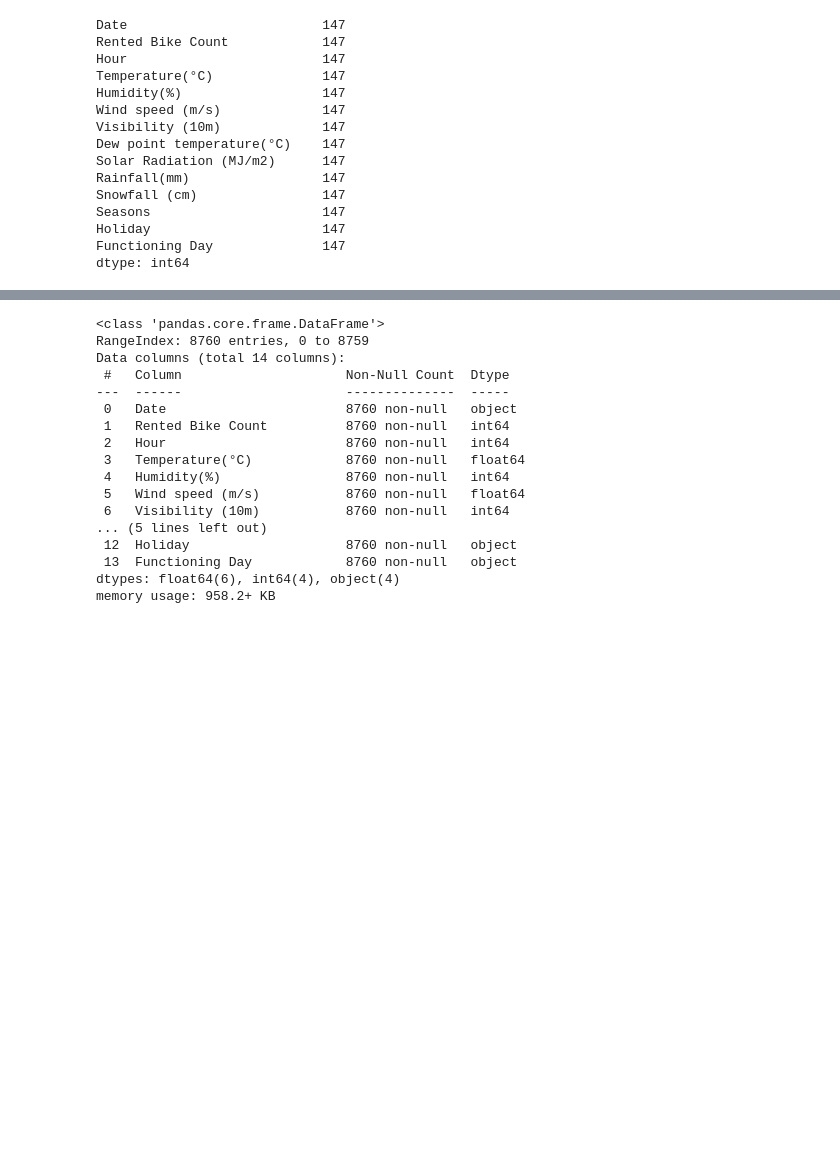
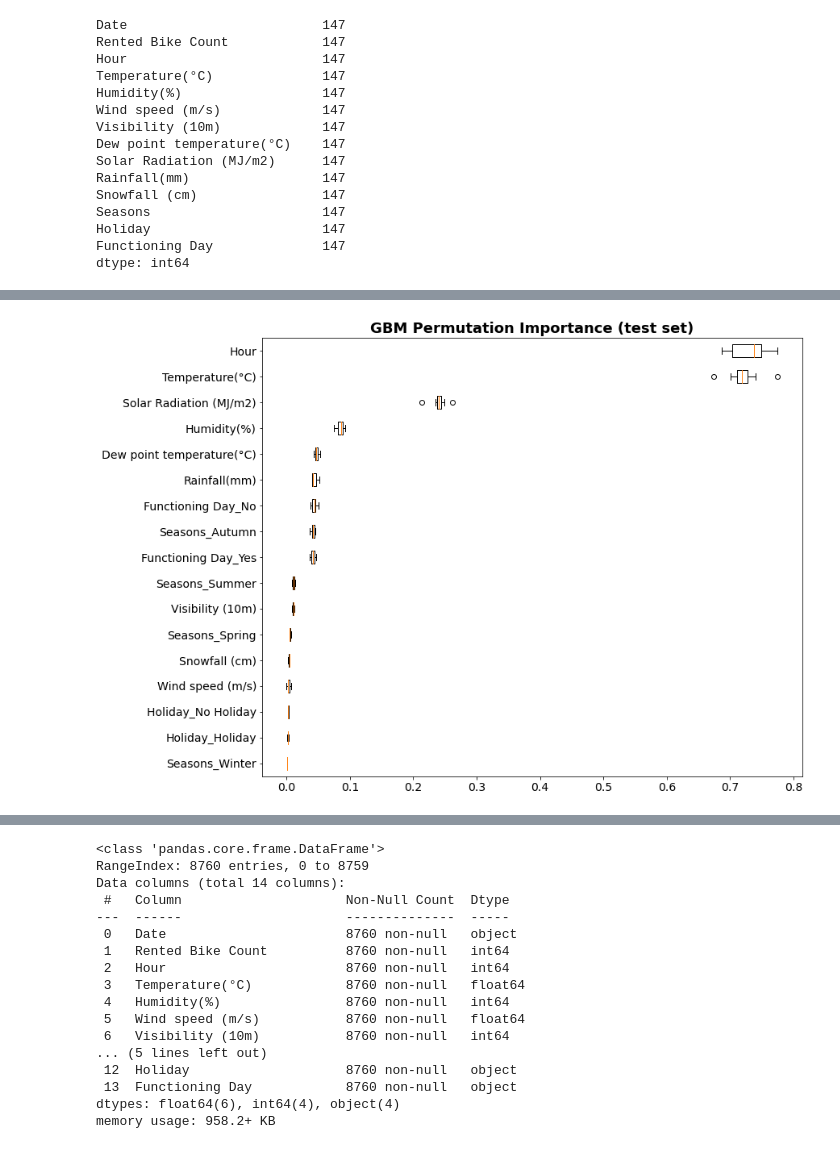
Before and after one commit to AliAfs/PSM_Project_BikeSharing, a Jupyter notebook: PSM_Project_BikeSharing.ipynb, the cells around one changed output, grey strips where cells are left out. Saved outputs shown, nothing was run; the diff lists cells and outputs as text; code cells hidden in the pictures; blank space fills up the shorter version.

```diff
--- a/PSM_Project_BikeSharing.ipynb
+++ b/PSM_Project_BikeSharing.ipynb
@@ -244,0 +203,20 @@ plt.ylabel("Residual")
+# %%
+from sklearn.inspection import permutation_importance
+
+result = permutation_importance(
+    reg, x_test, y_test, n_repeats=10, random_state=42, n_jobs=2
+)
+sorted_idx = result.importances_mean.argsort()
+
+fig = plt.figure(figsize=(12, 10))
+plt.boxplot(
+    result.importances[sorted_idx].T,
+    vert=False,
+    labels=np.array(X.columns)[sorted_idx]
+)
+plt.title("GBM Permutation Importance (test set)", fontsize=18, fontweight ='bold')
+plt.yticks(fontsize=14)
+plt.xticks(fontsize=14)
+plt.show()
+# %% [output]
+[figure, added]
```
Also changed, not shown: parts of 51 cells of this notebook.
